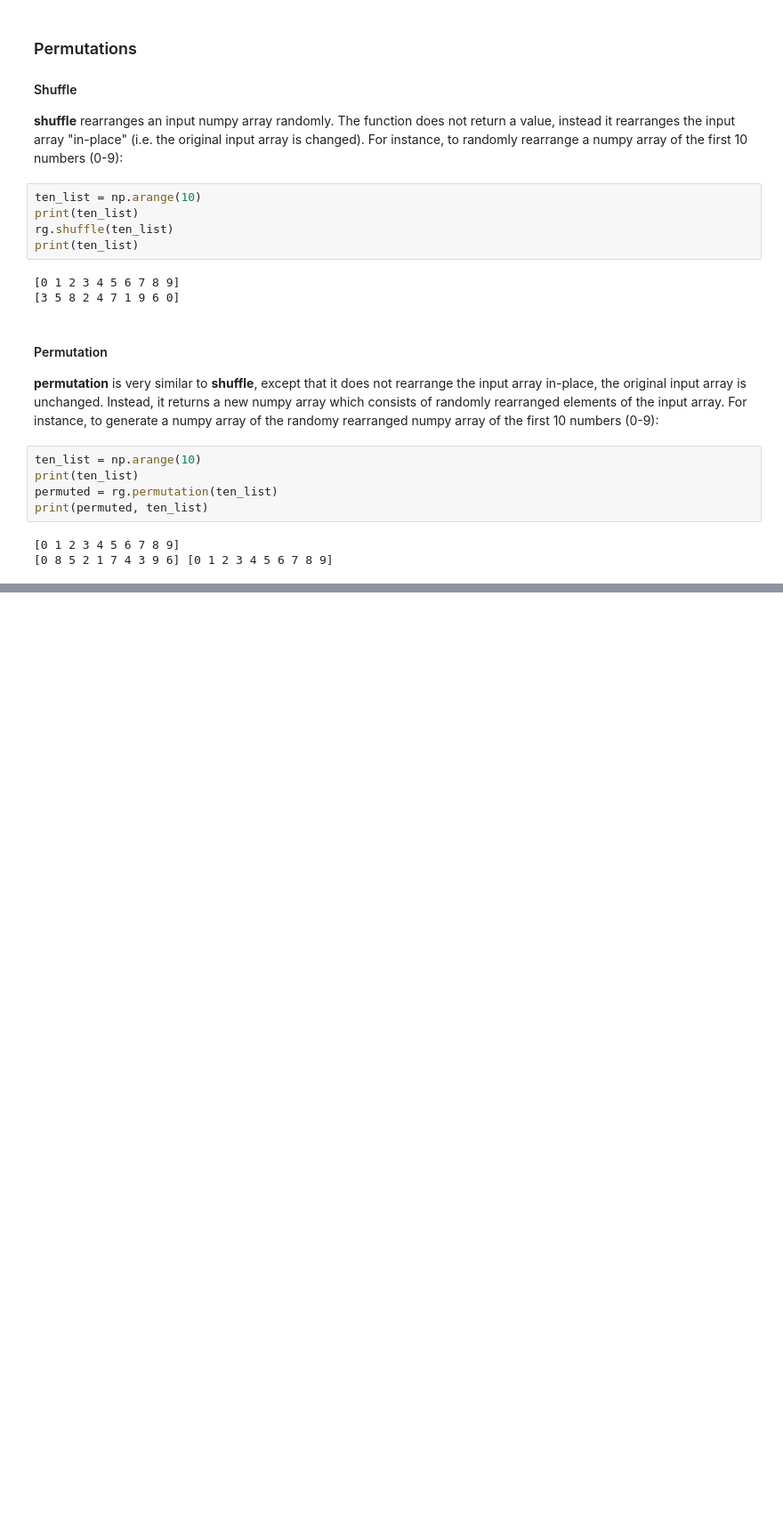
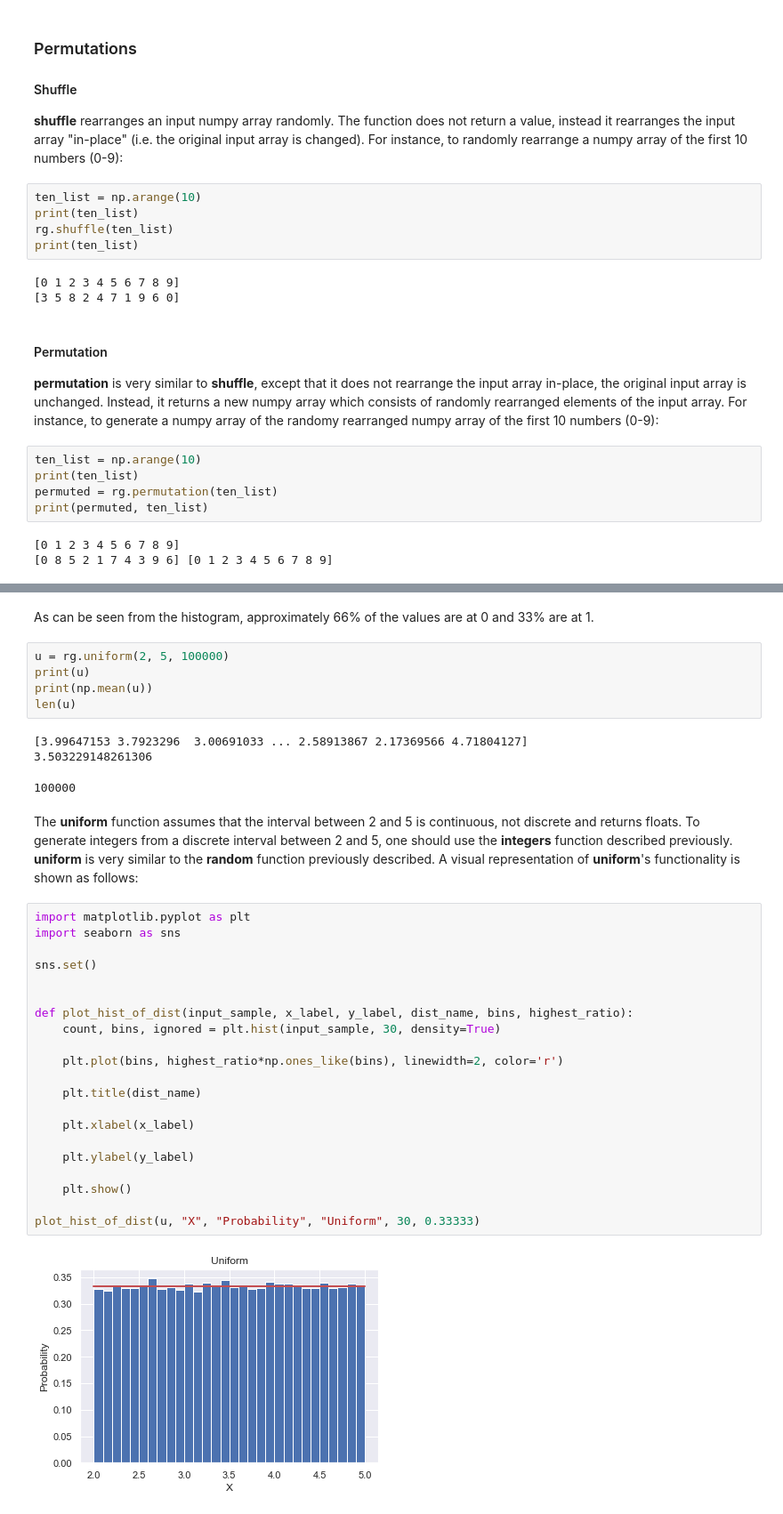
Before and after one commit to AlanQuille/ProgDA_Assignment, a Jupyter notebook: Programming for Data Analysis Assignment 2020.ipynb, the cells around one changed output, grey strips where cells are left out. Shown at 89% size. Cells and saved outputs as stored; diff of their text form; blank space fills up the shorter version.

```diff
--- a/Programming for Data Analysis Assignment 2020.ipynb
+++ b/Programming for Data Analysis Assignment 2020.ipynb
@@ -76,0 +100,37 @@ print(permuted, ten_list)
+# %% [markdown]
+As can be seen from the histogram, approximately 66% of the values are at 0 and 33% are at 1.
+# %%
+u = rg.uniform(2, 5, 100000)
+print(u)
+print(np.mean(u))
+len(u)
+# %% [output]
+[3.99647153 3.7923296  3.00691033 ... 2.58913867 2.17369566 4.71804127]
+3.503229148261306
+100000
+# %% [markdown]
+The **uniform** function assumes that the interval between 2 and 5 is continuous, not discrete and returns floats. To generate integers from a discrete interval between 2 and 5, one should use the **integers** function described previously. **uniform** is very similar to the **random** function previously described.
+A visual representation of **uniform**'s functionality is shown as follows:
+# %%
+import matplotlib.pyplot as plt
+import seaborn as sns
+
+sns.set()
+
+
+def plot_hist_of_dist(input_sample, x_label, y_label, dist_name, bins, highest_ratio):
+    count, bins, ignored = plt.hist(input_sample, 30, density=True)
+
+    plt.plot(bins, highest_ratio*np.ones_like(bins), linewidth=2, color='r')
+
+    plt.title(dist_name)
+
+    plt.xlabel(x_label)
+
+    plt.ylabel(y_label)
+
+    plt.show()
+
+plot_hist_of_dist(u, "X", "Probability", "Uniform", 30, 0.33333)
+# %% [output]
+[figure, added]
```
Also changed, not shown: parts of 23 cells of this notebook.
